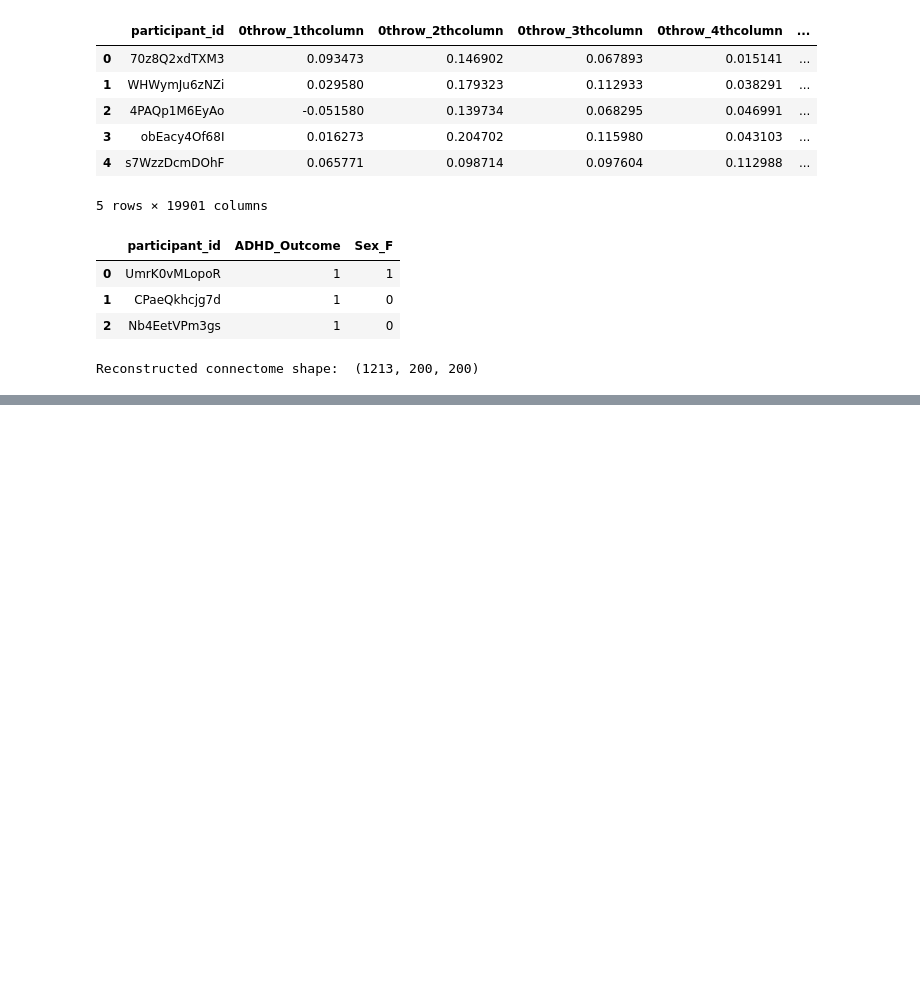
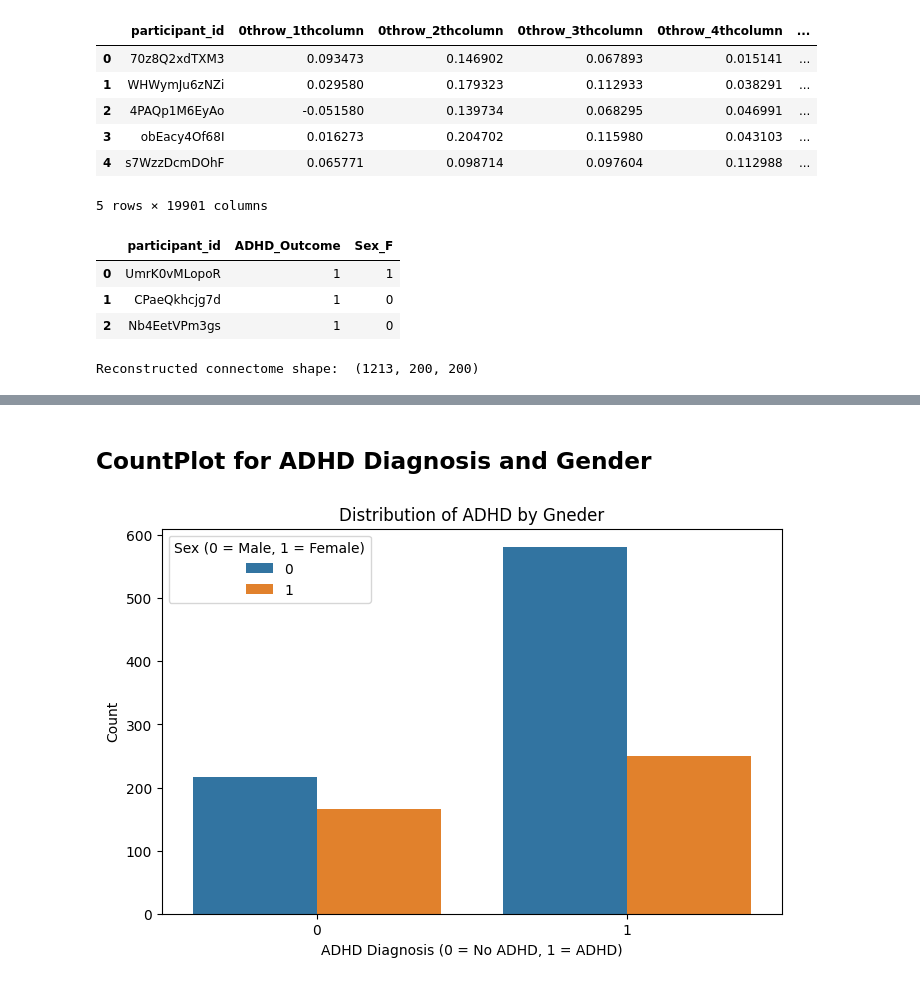
Before and after one commit to Folasewa/Health-Tech-DS-Projects, a Jupyter notebook: ADHD-Kaggle/adhd.ipynb, the cells around one changed output, grey strips where cells are left out. Cells and saved outputs as stored; diff of their text form; code cells hidden in the pictures; blank space fills up the shorter version.

```diff
--- a/ADHD-Kaggle/adhd.ipynb
+++ b/ADHD-Kaggle/adhd.ipynb
@@ -100,0 +160,13 @@ metadata_with_labels.head(5)
+# %% [markdown]
+## CountPlot for ADHD Diagnosis and Gender
+# %%
+#checking the class distribution
+plt.figure(figsize=(8, 5))
+sns.countplot(data=train_data, x='ADHD_Outcome', hue="Sex_F")
+plt.title("Distribution of ADHD by Gneder")
+plt.xlabel("ADHD Diagnosis (0 = No ADHD, 1 = ADHD)")
+plt.ylabel("Count")
+plt.legend(title="Sex (0 = Male, 1 = Female)")
+plt.show()
+# %% [output]
+[figure, added]
```
Also changed, not shown: parts of 19 cells of this notebook.
